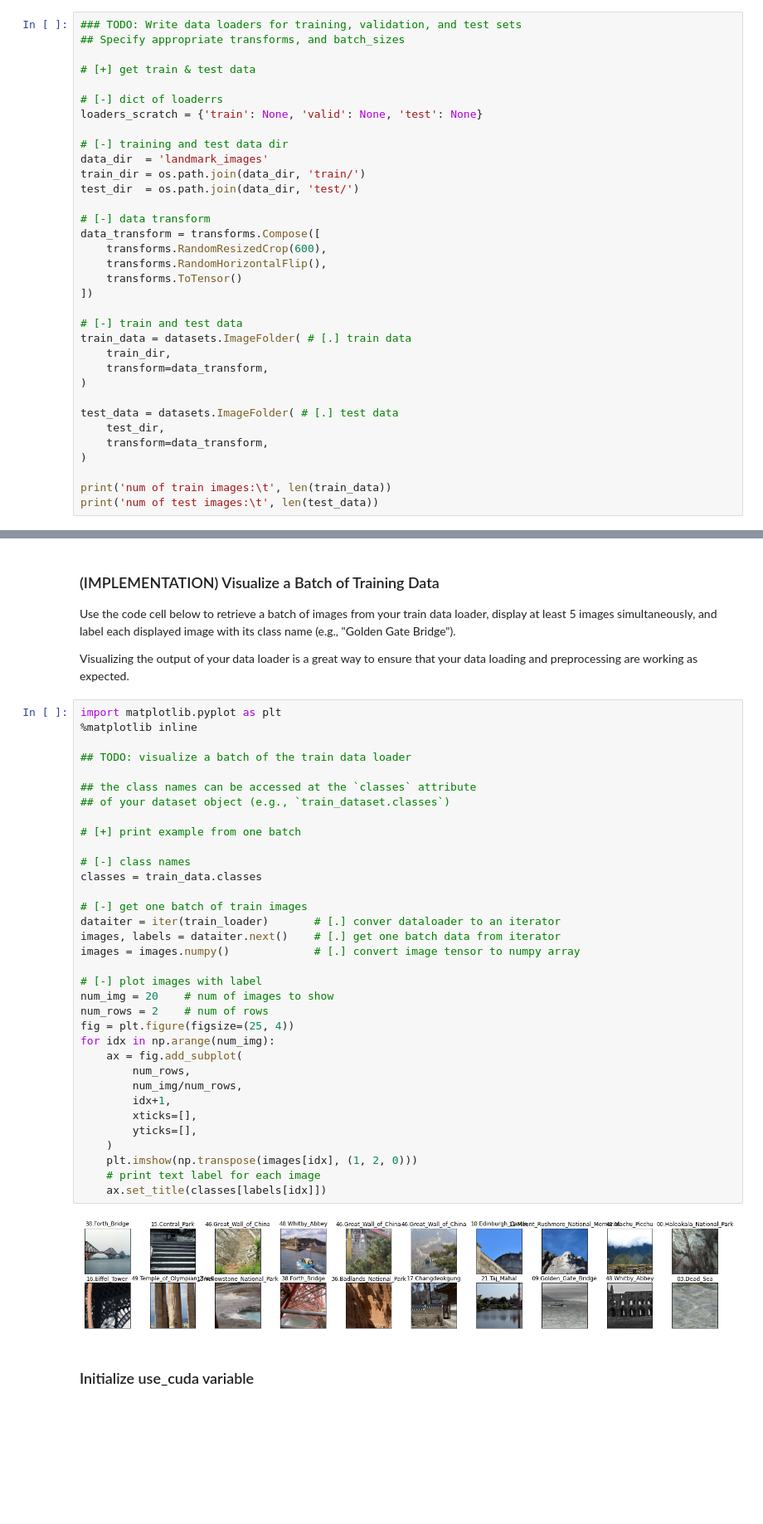
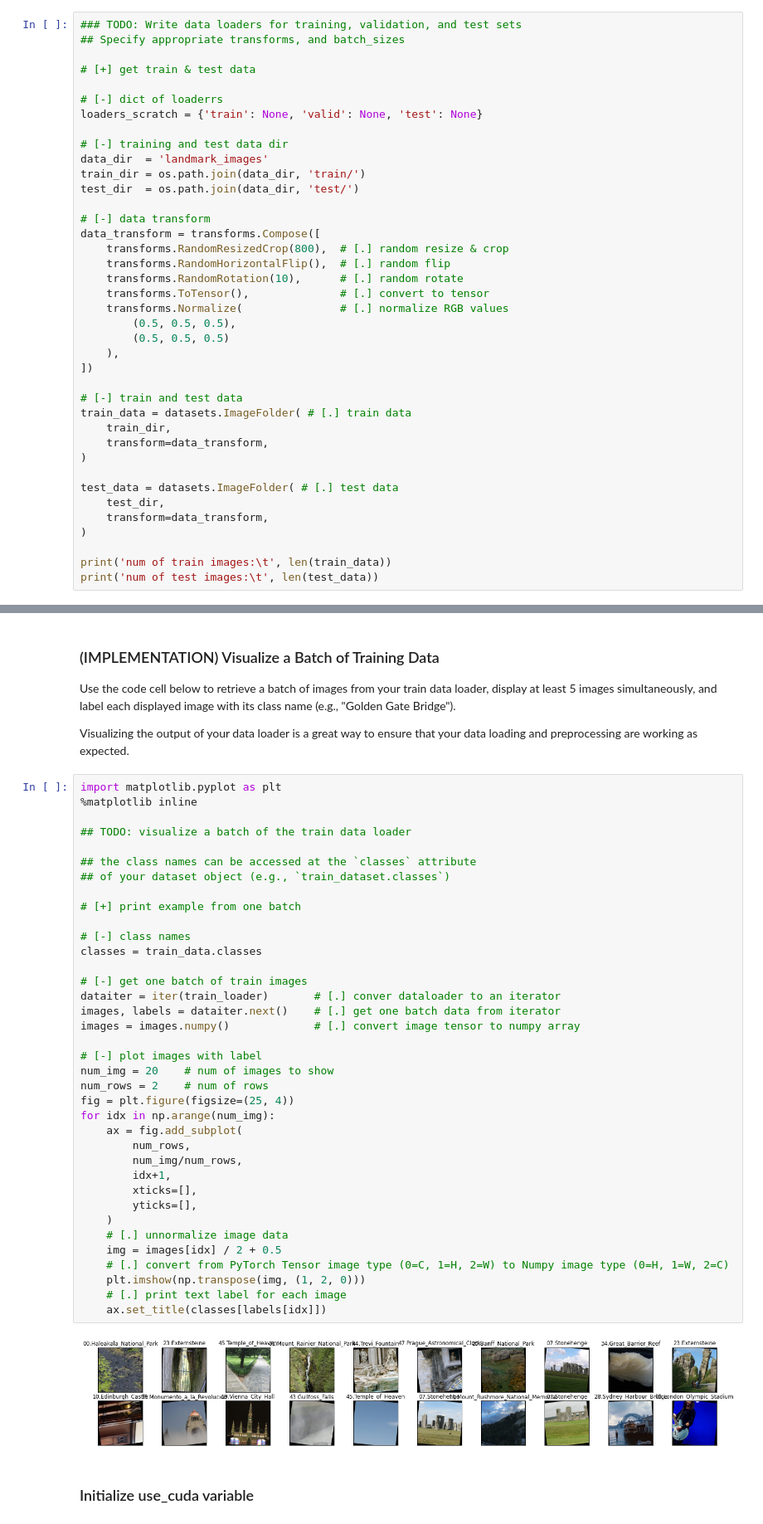
Before and after one commit to hopezh/nd101-c2-landmarks-starter, a Jupyter notebook: landmark_project/landmark.ipynb, the cells around one changed output, grey strips where cells are left out. Shown: that part at 83% size. Cells and saved outputs as stored; diff of their text form; blank space fills up the shorter version.

```diff
--- a/landmark_project/landmark.ipynb
+++ b/landmark_project/landmark.ipynb
@@ -112,9 +117,14 @@ test_dir  = os.path.join(data_dir, 'test/')
 
 # [-] data transform
 data_transform = transforms.Compose([
-    transforms.RandomResizedCrop(600),
-    transforms.RandomHorizontalFlip(),
-    transforms.ToTensor()
+    transforms.RandomResizedCrop(800),  # [.] random resize & crop
+    transforms.RandomHorizontalFlip(),  # [.] random flip
+    transforms.RandomRotation(10),      # [.] random rotate
+    transforms.ToTensor(),              # [.] convert to tensor
+    transforms.Normalize(               # [.] normalize RGB values
+        (0.5, 0.5, 0.5),
+        (0.5, 0.5, 0.5)
+    ),
 ])
 
 # [-] train and test data
@@ -226,36 +236,39 @@ import matplotlib.pyplot as plt
 
 ## TODO: visualize a batch of the train data loader
 
 ## the class names can be accessed at the `classes` attribute
 ## of your dataset object (e.g., `train_dataset.classes`)
 
 # [+] print example from one batch
 
 # [-] class names
 classes = train_data.classes
 
 # [-] get one batch of train images
 dataiter = iter(train_loader)       # [.] conver dataloader to an iterator
 images, labels = dataiter.next()    # [.] get one batch data from iterator
 images = images.numpy()             # [.] convert image tensor to numpy array
 
 # [-] plot images with label
 num_img = 20    # num of images to show
 num_rows = 2    # num of rows
 fig = plt.figure(figsize=(25, 4))
 for idx in np.arange(num_img):
     ax = fig.add_subplot(
         num_rows,
         num_img/num_rows,
         idx+1,
         xticks=[],
         yticks=[],
     )
-    plt.imshow(np.transpose(images[idx], (1, 2, 0)))
-    # print text label for each image
+    # [.] unnormalize image data
+    img = images[idx] / 2 + 0.5
+    # [.] convert from PyTorch Tensor image type (0=C, 1=H, 2=W) to Numpy image type (0=H, 1=W, 2=C)
+    plt.imshow(np.transpose(img, (1, 2, 0)))
+    # [.] print text label for each image
     ax.set_title(classes[labels[idx]])
 # %% [output]
-[figure, old version]
+[figure, new version]
 # %% [markdown]
 ### Initialize use_cuda variable
 # %%
```
Also changed, not shown: parts of 5 cells of this notebook.
